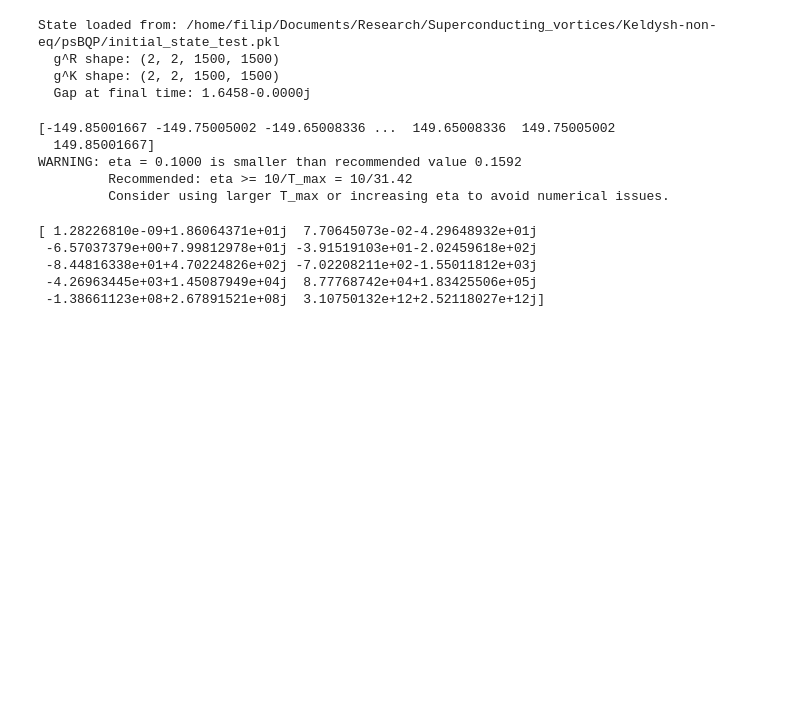
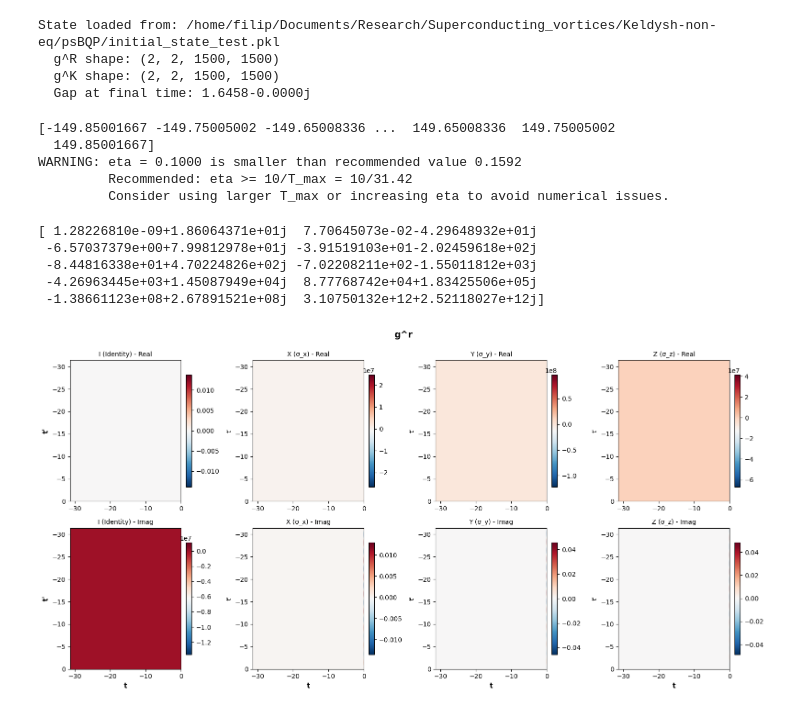
Before and after one commit to j-curtis/psBQP, a Jupyter notebook: code_testing.ipynb, the cells around one changed output. Saved outputs shown, nothing was run; the diff lists cells and outputs as text; code cells hidden in the pictures; blank space fills up the shorter version.

```diff
--- a/code_testing.ipynb
+++ b/code_testing.ipynb
@@ -510,3 +510,9 @@ print(gaps)
  -8.44816338e+01+4.70224826e+02j -7.02208211e+02-1.55011812e+03j
  -4.26963445e+03+1.45087949e+04j  8.77768742e+04+1.83425506e+05j
  -1.38661123e+08+2.67891521e+08j  3.10750132e+12+2.52118027e+12j]
+# %%
+plot_nambu_components(initial_state.gr, evolution.time_grid, 'g^r')
+
+plot_nambu_components(state.gr, evolution.time_grid, 'g^r')
+# %% [output]
+[figure, added]
```
Also changed, not shown: parts of 1 cell of this notebook, 1 other file.
